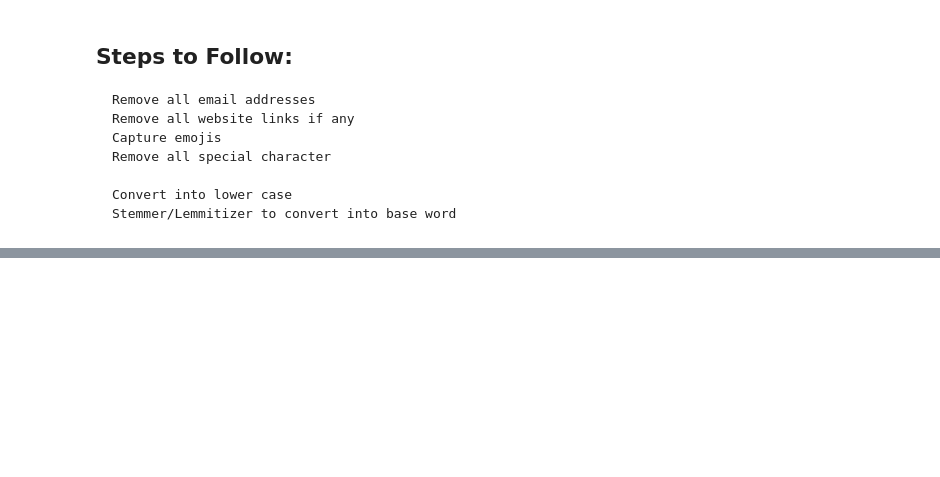
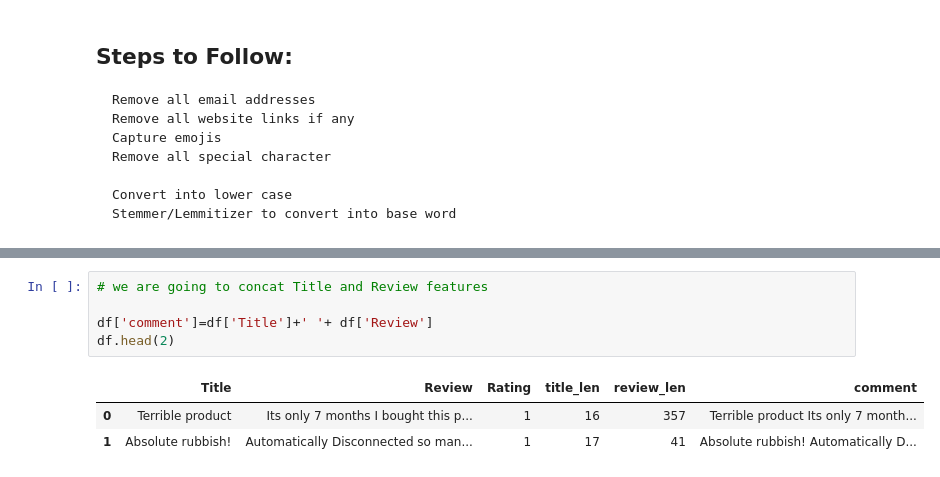
Before and after one commit to mohittomar2008/Rating-Prediction-over-reviews--NLP, a Jupyter notebook: Rating Prediction from Review.ipynb, the cells around one changed output, grey strips where cells are left out. Saved outputs shown, nothing was run; the diff lists cells and outputs as text; blank space fills up the shorter version.

```diff
--- a/Rating Prediction from Review.ipynb
+++ b/Rating Prediction from Review.ipynb
@@ -184,0 +159,9 @@ SyntaxError: unexpected EOF while parsing (<ipython-input-45-7918b7ff1d8c>, line
+# %%
+# we are going to concat Title and Review features
+
+df['comment']=df['Title']+' '+ df['Review']
+df.head(2)
+# %% [output]
+|  | Title | Review | Rating | title_len | review_len | comment |
+| 0 | Terrible product | Its only 7 months I bought this p... | 1 | 16 | 357 | Terrible product Its only 7 month... |
+| 1 | Absolute rubbish! | Automatically Disconnected so man... | 1 | 17 | 41 | Absolute rubbish! Automatically D... |
```
Also changed, not shown: parts of 27 cells of this notebook, 1 other file.
